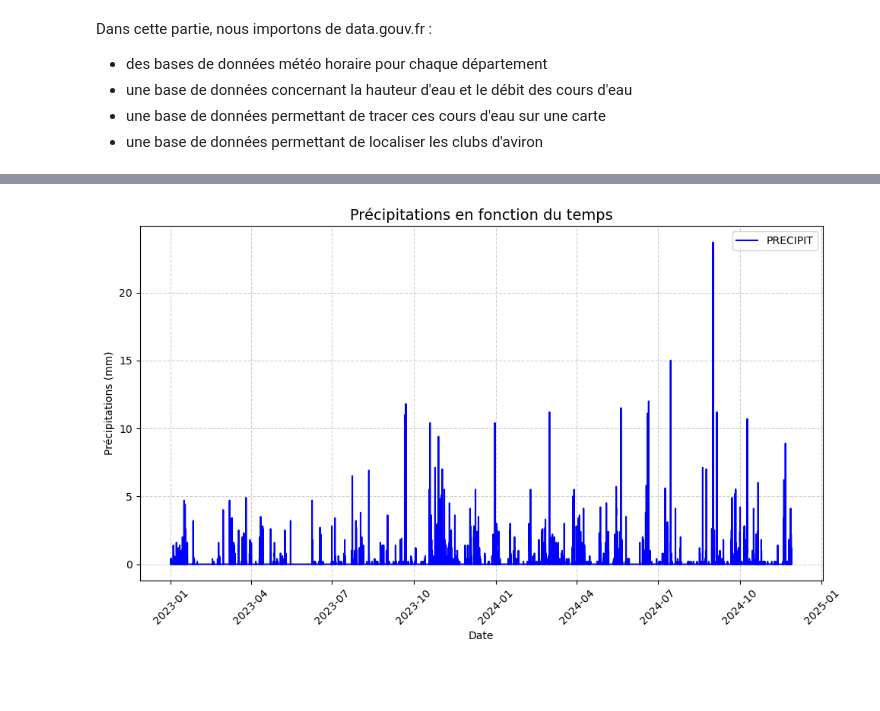
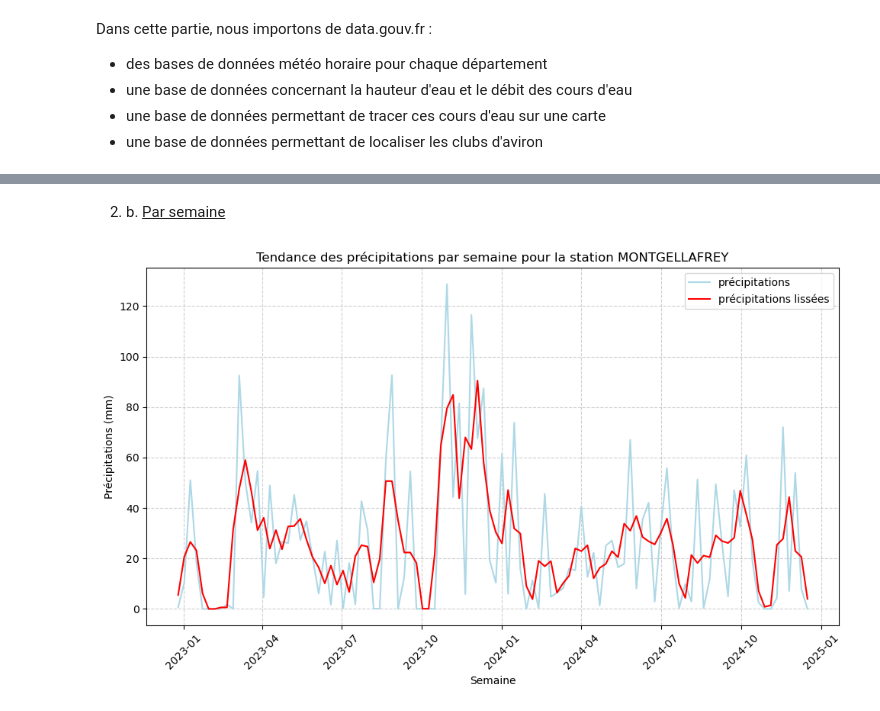
Before and after one commit to vadim-gisserot/Projet-de-Python-Leroux-Gisserot, a Jupyter notebook: notebooks/draft1.ipynb, the cells around one changed output, grey strips where cells are left out. Drawn from its saved outputs; the diff is of its cells as text; code cells hidden in the pictures; blank space fills up the shorter version.

```diff
--- a/notebooks/draft1.ipynb
+++ b/notebooks/draft1.ipynb
@@ -214,5 +90,3 @@ plt.show()
 # %%
-# Filtrer le DataFrame pour cette station
 random_station = stations_meteo["NOM_USUEL"].sample(n=1, random_state=0).iloc[0]
-df_random_station = meteo_horaire_departement[meteo_horaire_departement["NOM_USUEL"] == random_station]
-df_random_station
+meteo_random_station = station_au_hasard(random_station, meteo_horaire_departement)
@@ -249,16 +132,32 @@ describe
+# %% [markdown]
+2. b. <u>Par semaine</u>
+# %%
+# On crée un dataframe où les précipitations sont sommées par semaine
+meteo_random_station['hebdo'] = meteo_random_station['AAAAMMJJHH'].dt.to_period('W')
+precipit_hebdo = meteo_random_station.groupby('hebdo', as_index=False)['RR1'].sum()
+precipit_hebdo['hebdo'] = precipit_hebdo['hebdo'].dt.to_timestamp(how='start')
+
+# Puis on fait une moyenne glissante sur 3 semaines pour lisser la courbe
+precipit_hebdo['moy_gliss'] = precipit_hebdo['RR1'].rolling(window=3, min_periods=1, center=True).mean()
 # %%
-# Plotting precipitations over time
+# Tracer le graphique
 plt.figure(figsize=(10, 6))
-plt.plot(df_random_station["DATE & HEURE"], df_random_station["PRECIPIT"], linestyle="-", color="blue", label="PRECIPIT")
+plt.plot(
+    precipit_hebdo["hebdo"], precipit_hebdo["RR1"],
+    linestyle="-", color="lightblue", label="précipitations"
+)
+plt.plot(
+    precipit_hebdo["hebdo"], precipit_hebdo["moy_gliss"],
+    linestyle="-", color="red", label="précipitations lissées"
+)
 
-# Graph customization
-plt.title("Précipitations en fonction du temps 1", fontsize=14)
-plt.xlabel("Date", fontsize=10)
-plt.ylabel("Précipitations (mm)", fontsize=10)
+plt.title(f'Tendance des précipitations par semaine pour la station {random_station}')
+plt.xlabel('Semaine')
+plt.ylabel('Précipitations (mm)')
 plt.grid(True, linestyle="--", alpha=0.6)
 plt.legend()
-plt.xticks(rotation=45)  # Rotation des dates sur l'axe X pour plus de lisibilité
-plt.tight_layout()  # Ajuste les marges pour éviter que les textes soient coupés
+plt.xticks(rotation=45)
+plt.tight_layout()
 plt.show()
 # %% [output]
-[figure, old version]
+[figure, new version]
```
Also changed, not shown: parts of 46 cells of this notebook, 2 other files.
